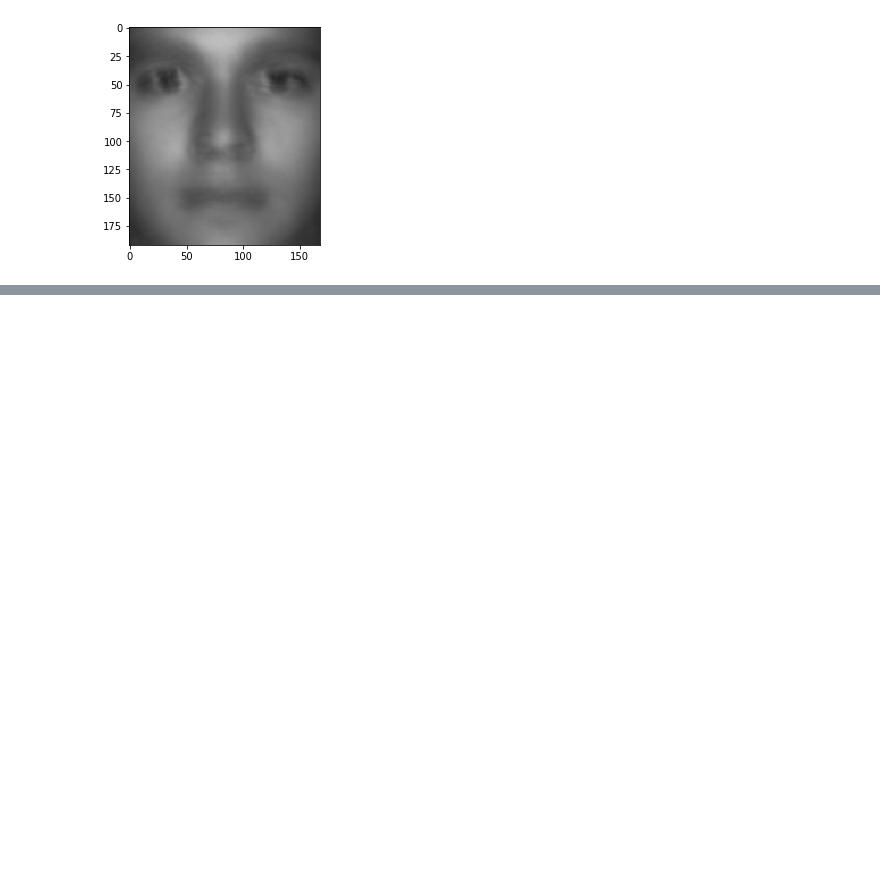
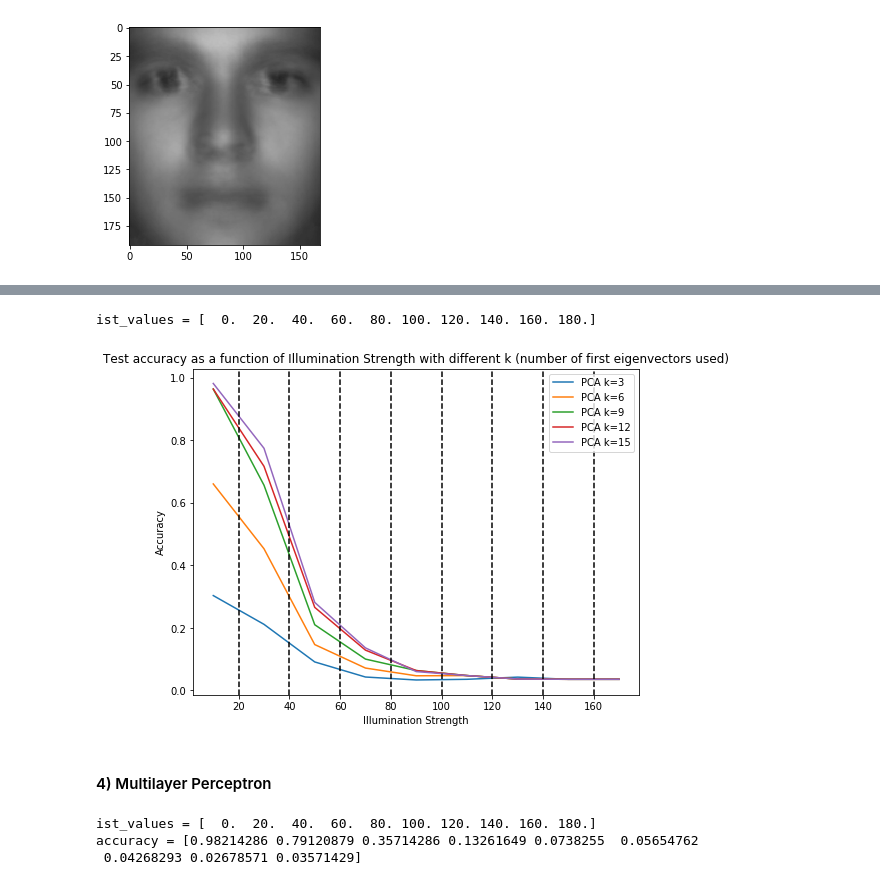
Before and after one commit to poupeaua/face-recognition, a Jupyter notebook: faceRec.ipynb, the cells around one changed output, grey strips where cells are left out. Cells and saved outputs as stored; diff of their text form; code cells hidden in the pictures; blank space fills up the shorter version.

```diff
--- a/faceRec.ipynb
+++ b/faceRec.ipynb
@@ -320,0 +365,44 @@ reduced_test_data = model.transform(test_data)
+# %%
+def orderFromIstPCA(k_values, ist_values, ist_sep, n_neighbors=1, ):
+    """
+        ist always <= 175
+    """
+    test_ist = np.array([illuminationStrength(illu[0], illu[1]) for illu in test_illu])
+
+    acc = np.zeros((len(k_values), len(ist_values)-1))
+    for k in k_values:
+        for i, ist in enumerate(ist_values[:-1]):
+            pca = PCA(n_components=k)
+            reduced_train_data = pca.fit_transform(train_data)
+            reduced_test_data = pca.transform(test_data)
+            knn_clf = KNeighborsClassifier(n_neighbors=n_neighbors)
+            knn_clf.fit(reduced_train_data, train_label)
+            test_pred = knn_clf.predict(reduced_test_data)
+            indexes = np.where((test_ist >= ist) & (test_ist <= ist+ist_sep))
+            curr_acc = accuracy_score(y_true=test_label[indexes] , y_pred=test_pred[indexes])
+            acc[k-1, i] = curr_acc
+    return acc
+# %%
+max_k_value = 15
+k_values = np.linspace(1, max_k_value, max_k_value, dtype=int)
+ist_values = np.linspace(0, 180, 10)
+print("ist_values =", ist_values)
+acc_from_ist_pcak = orderFromIstPCA(k_values=k_values, ist_values=ist_values, ist_sep=20)
+# %% [output]
+ist_values = [  0.  20.  40.  60.  80. 100. 120. 140. 160. 180.]
+# %%
+plt.figure(figsize=(8,6))
+for i, element in enumerate(acc_from_ist_pcak):
+    if (i+1) % 3 == 0:
+        plt.plot(ist_values[:-1]+10, element, label="PCA k="+str(k_values[i]))
+for ist_bound in ist_values[1:-1]:
+    plt.axvline(x=ist_bound, linestyle='--', color='black')
+plt.legend()
+plt.xlabel("Illumination Strength")
+plt.ylabel("Accuracy")
+plt.title("Test accuracy as a function of Illumination Strength with different k (number of first eigenvectors used)")
+plt.show()
+# %% [output]
+[figure, added]
+# %% [markdown]
+#### 4) Multilayer Perceptron
@@ -320,0 +427,9 @@ reduced_test_data = model.transform(test_data)
+# %%
+ist_values = np.linspace(0, 180, 10)
+print("ist_values =", ist_values)
+acc_from_ist_pcak_mlp = classifierMLP(ist_values=ist_values, ist_sep=20, k=25)
+print("accuracy =", acc_from_ist_pcak_mlp)
+# %% [output]
+ist_values = [  0.  20.  40.  60.  80. 100. 120. 140. 160. 180.]
+accuracy = [0.98214286 0.79120879 0.35714286 0.13261649 0.0738255  0.05654762
+ 0.04268293 0.02678571 0.03571429]
```
Also changed, not shown: parts of 17 cells of this notebook, 8 other files.
